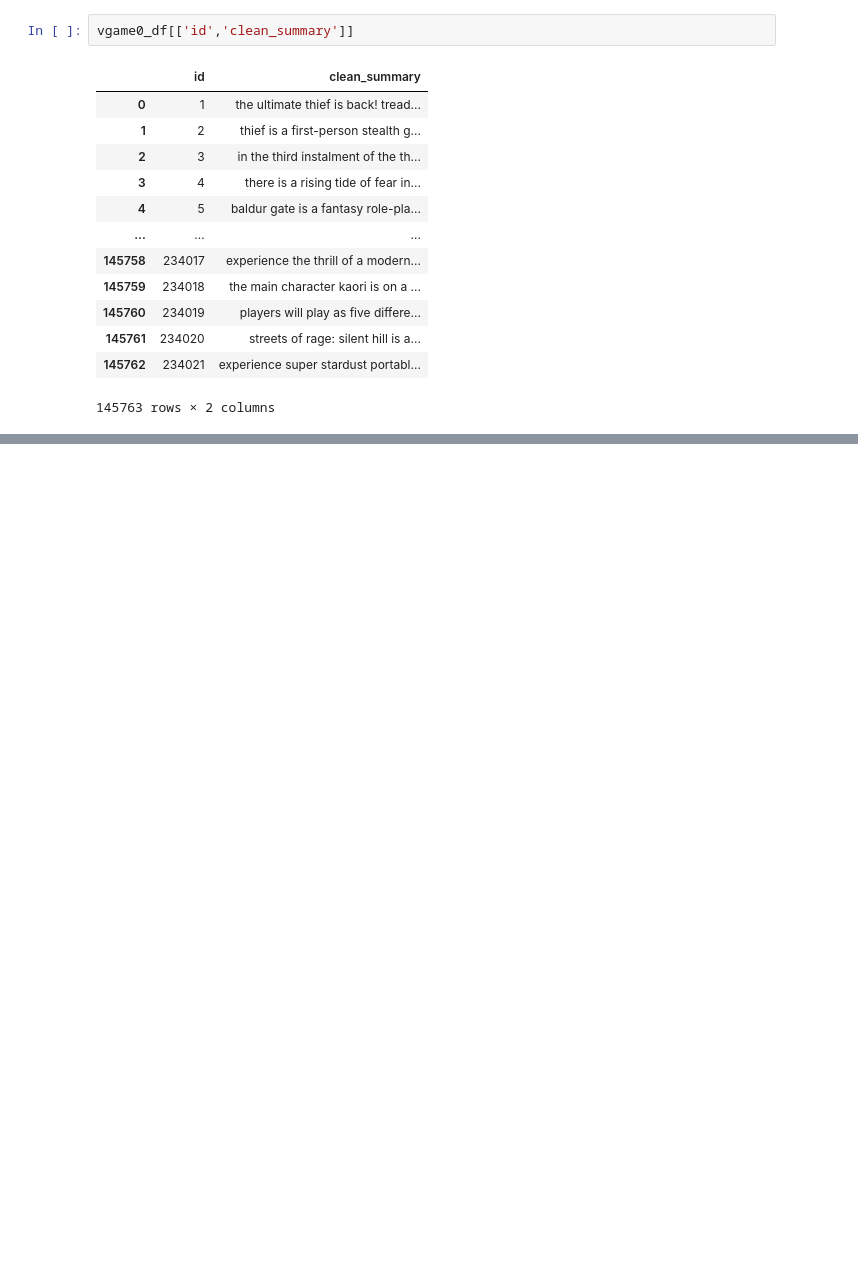
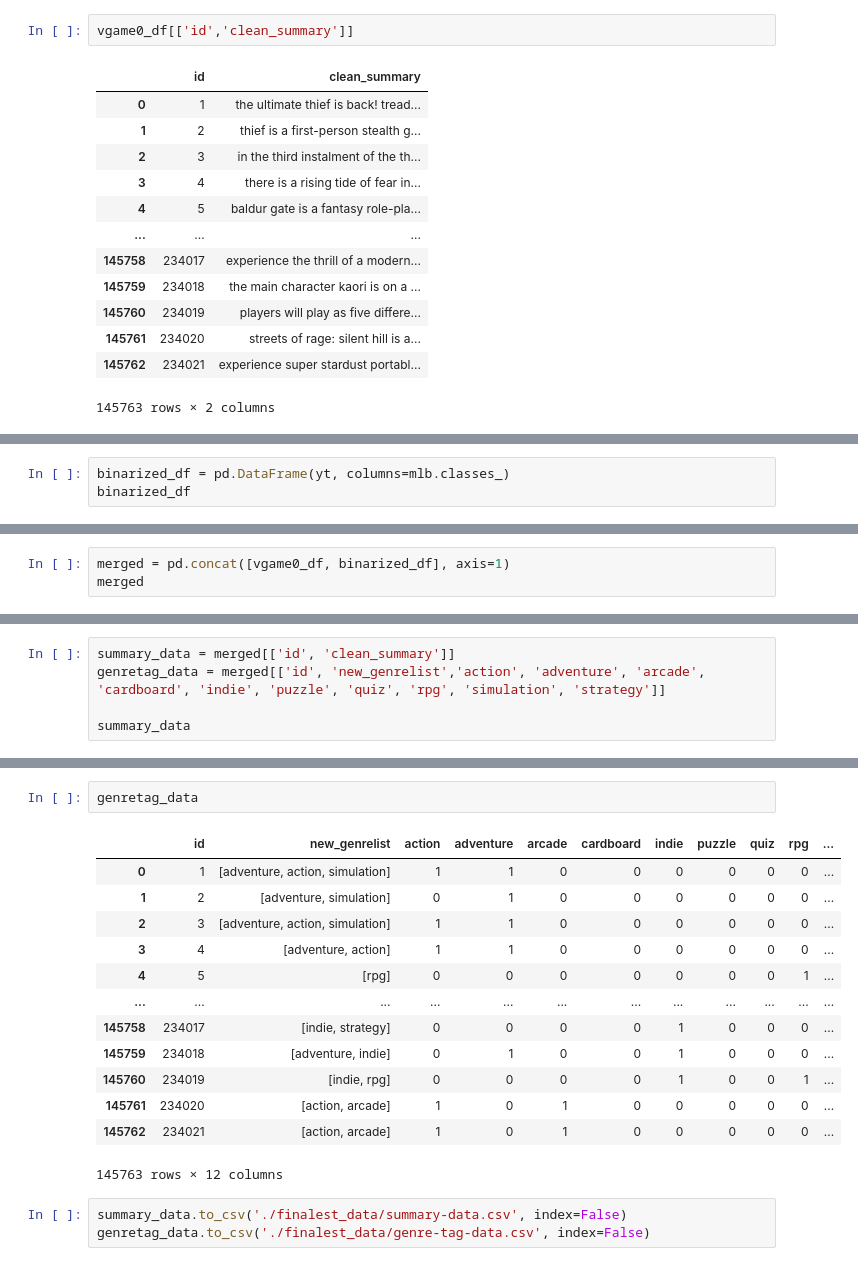
Before and after one commit to melzarjanchico-up/sp_multilabel_vggtc, a Jupyter notebook: exploratory_data_analysis/eda_proper.ipynb, the cells around one changed output, grey strips where cells are left out. Saved outputs shown, nothing was run; the diff lists cells and outputs as text; blank space fills up the shorter version.

```diff
--- a/exploratory_data_analysis/eda_proper.ipynb
+++ b/exploratory_data_analysis/eda_proper.ipynb
@@ -473,0 +428,3 @@ x_tr,x_val,y_tr,y_val = train_test_split(x_train, y_train, test_size=0.2, random
+# %%
+binarized_df = pd.DataFrame(yt, columns=mlb.classes_)
+binarized_df
@@ -473,0 +445,3 @@ x_tr,x_val,y_tr,y_val = train_test_split(x_train, y_train, test_size=0.2, random
+# %%
+merged = pd.concat([vgame0_df, binarized_df], axis=1)
+merged
@@ -473,0 +464,5 @@ x_tr,x_val,y_tr,y_val = train_test_split(x_train, y_train, test_size=0.2, random
+# %%
+summary_data = merged[['id', 'clean_summary']]
+genretag_data = merged[['id', 'new_genrelist','action', 'adventure', 'arcade', 'cardboard', 'indie', 'puzzle', 'quiz', 'rpg', 'simulation', 'strategy']]
+
+summary_data
@@ -473,0 +483,19 @@ x_tr,x_val,y_tr,y_val = train_test_split(x_train, y_train, test_size=0.2, random
+# %%
+genretag_data
+# %% [output]
+|  | id | new_genrelist | action | adventure | arcade | cardboard | indie | puzzle | quiz | rpg | ... |
+| 0 | 1 | [adventure, action, simulation] | 1 | 1 | 0 | 0 | 0 | 0 | 0 | 0 | ... |
+| 1 | 2 | [adventure, simulation] | 0 | 1 | 0 | 0 | 0 | 0 | 0 | 0 | ... |
+| 2 | 3 | [adventure, action, simulation] | 1 | 1 | 0 | 0 | 0 | 0 | 0 | 0 | ... |
+| 3 | 4 | [adventure, action] | 1 | 1 | 0 | 0 | 0 | 0 | 0 | 0 | ... |
+| 4 | 5 | [rpg] | 0 | 0 | 0 | 0 | 0 | 0 | 0 | 1 | ... |
+| ... | ... | ... | ... | ... | ... | ... | ... | ... | ... | ... | ... |
+| 145758 | 234017 | [indie, strategy] | 0 | 0 | 0 | 0 | 1 | 0 | 0 | 0 | ... |
+| 145759 | 234018 | [adventure, indie] | 0 | 1 | 0 | 0 | 1 | 0 | 0 | 0 | ... |
+| 145760 | 234019 | [indie, rpg] | 0 | 0 | 0 | 0 | 1 | 0 | 0 | 1 | ... |
+| 145761 | 234020 | [action, arcade] | 1 | 0 | 1 | 0 | 0 | 0 | 0 | 0 | ... |
+| 145762 | 234021 | [action, arcade] | 1 | 0 | 1 | 0 | 0 | 0 | 0 | 0 | ... |
+145763 rows × 12 columns
+# %%
+summary_data.to_csv('./finalest_data/summary-data.csv', index=False)
+genretag_data.to_csv('./finalest_data/genre-tag-data.csv', index=False)
```
Also changed, not shown: parts of 11 cells of this notebook, 5 other files.
